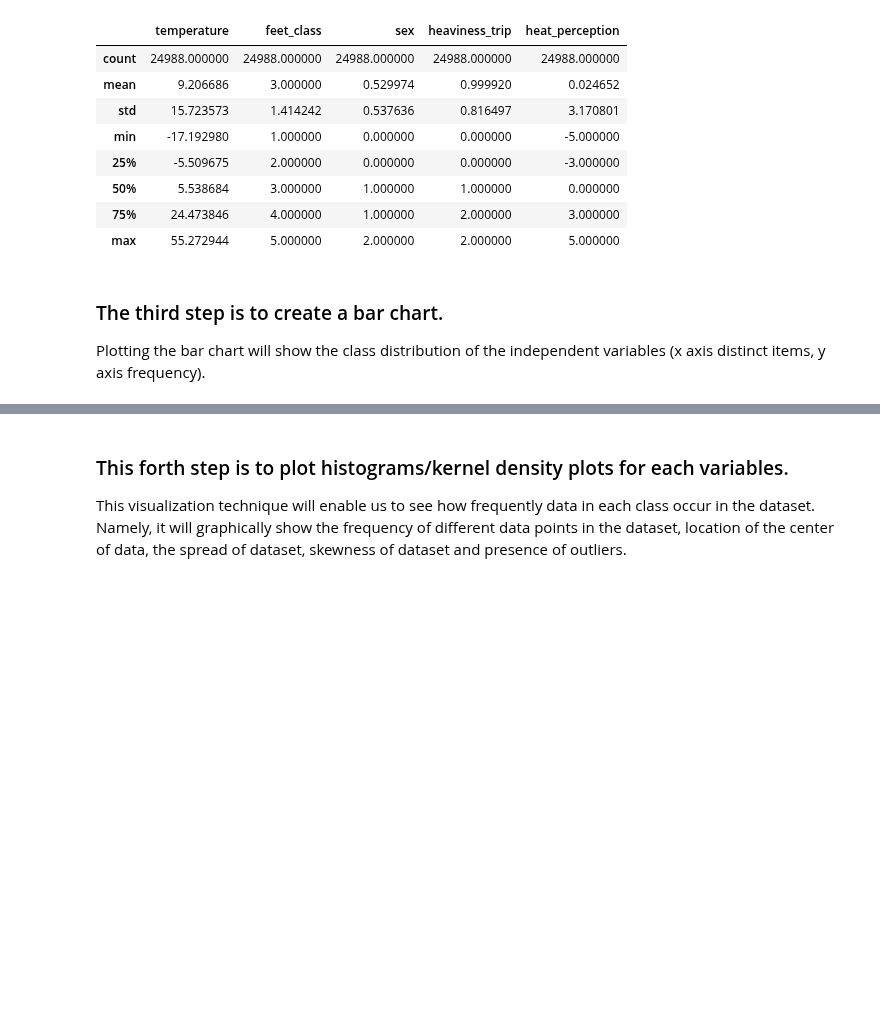
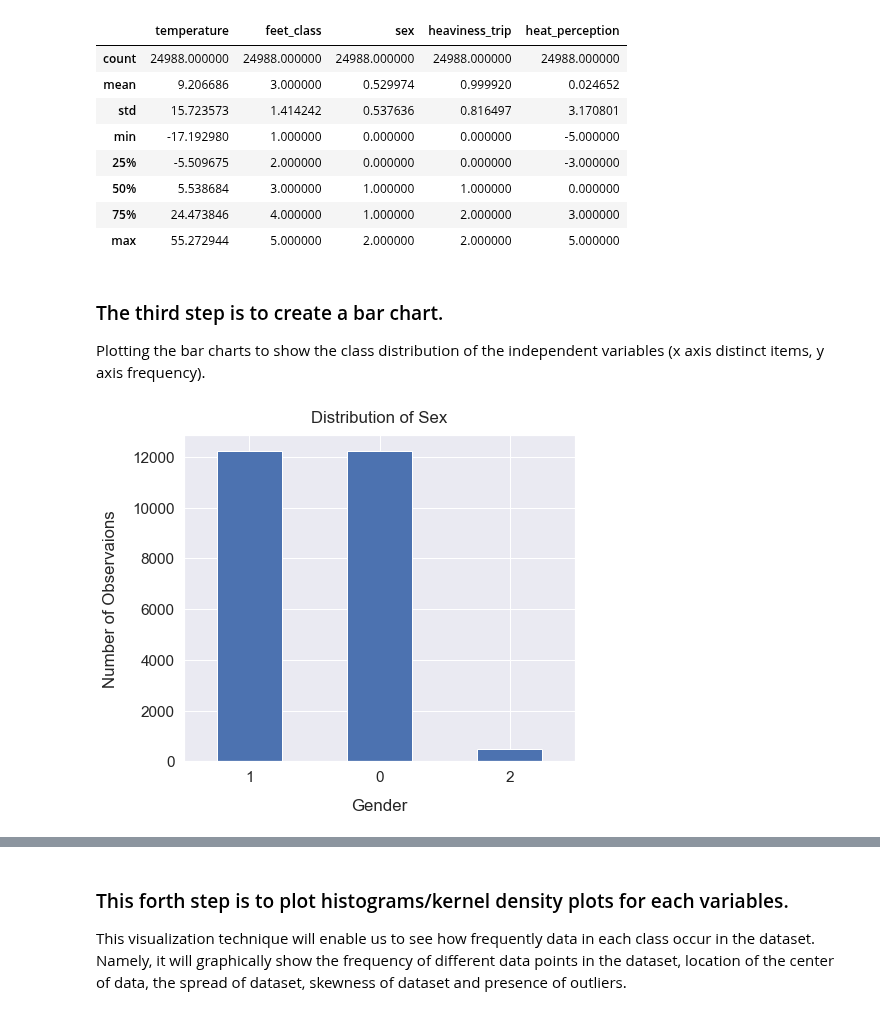
Before and after one commit to TechLabs-Berlin/wt21-commfy, a Jupyter notebook: multiclass_classification_feet.ipynb, the cells around one changed output, grey strips where cells are left out. Saved outputs shown, nothing was run; the diff lists cells and outputs as text; code cells hidden in the pictures; blank space fills up the shorter version.

Commit message:
Created bar charts

```diff
--- a/multiclass_classification_feet.ipynb
+++ b/multiclass_classification_feet.ipynb
@@ -115,5 +116,5 @@ array(['cloudy', 'sunny', 'snowy', 'rainy'], dtype=object)
 # %%
-feets['weather'].replace(['cloudy','sunny','snowy','rainy'],[4,1,3,2],inplace=True)
+feets['weather'].replace(['cloudy','sunny','snowy','rainy'],inplace=True)
 # %%
 #replacing the incorrect value the correct one
 feets['heat_perception'].replace([44],[4], inplace=True)
@@ -163,6 +154,12 @@ feets.describe() #for the statistical summary of numerical data
 | max | 55.272944 | 5.000000 | 2.000000 | 2.000000 | 5.000000 |
 # %% [markdown]
 ### The third step is to create a bar chart.
-Plotting the bar chart will show the class distribution of the independent variables (x axis distinct items, y axis frequency).
+Plotting the bar charts to show the class distribution of the independent variables (x axis distinct items, y axis frequency).
 # %%
-#bar chart
+sns.set(font_scale=1.4)
+feets['sex'].value_counts().plot(kind='bar', figsize=(7, 6), rot=0)
+plt.xlabel("Gender", labelpad=14)
+plt.ylabel("Number of Observaions", labelpad=14)
+plt.title("Distribution of Sex", y=1.02);
+# %% [output]
+[figure, added]
```
Also changed, not shown: parts of 10 cells of this notebook.
